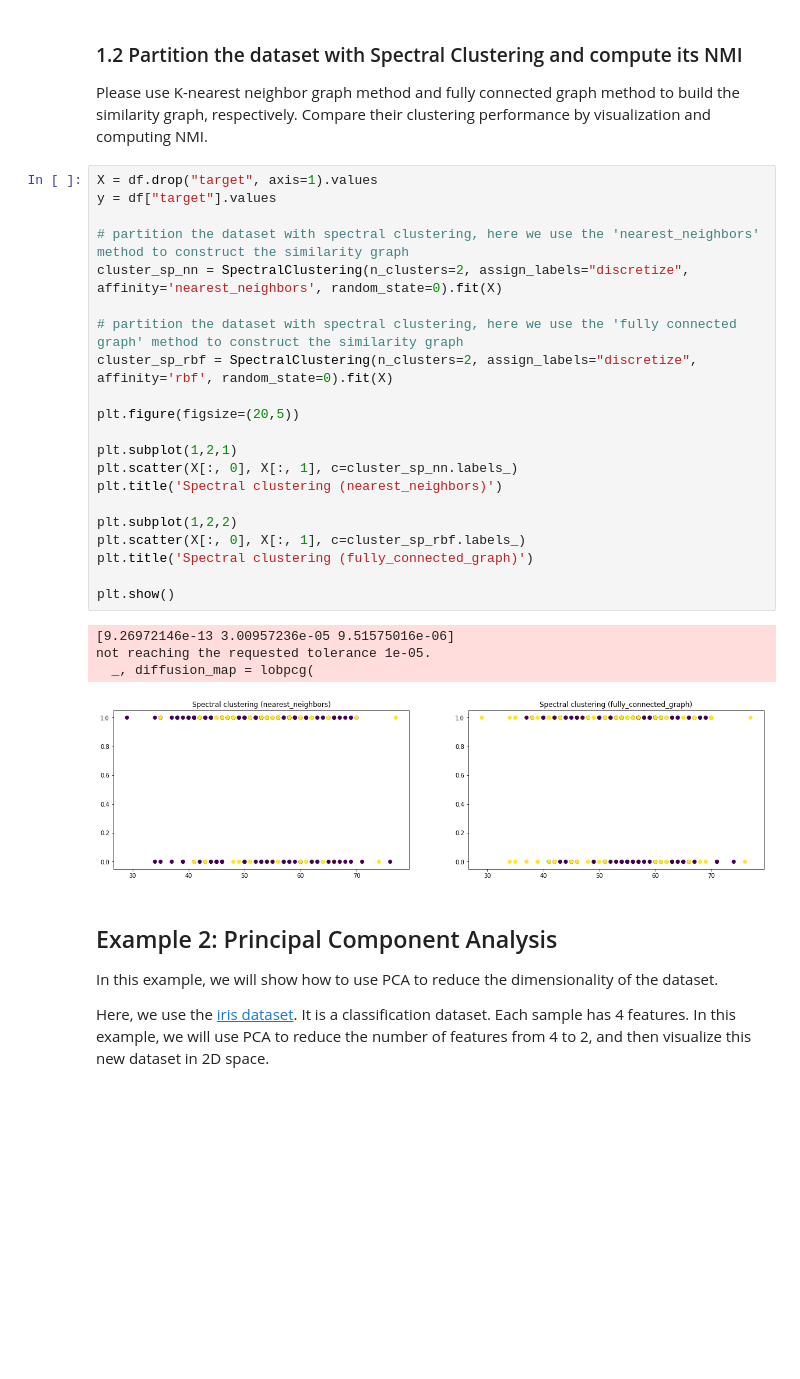
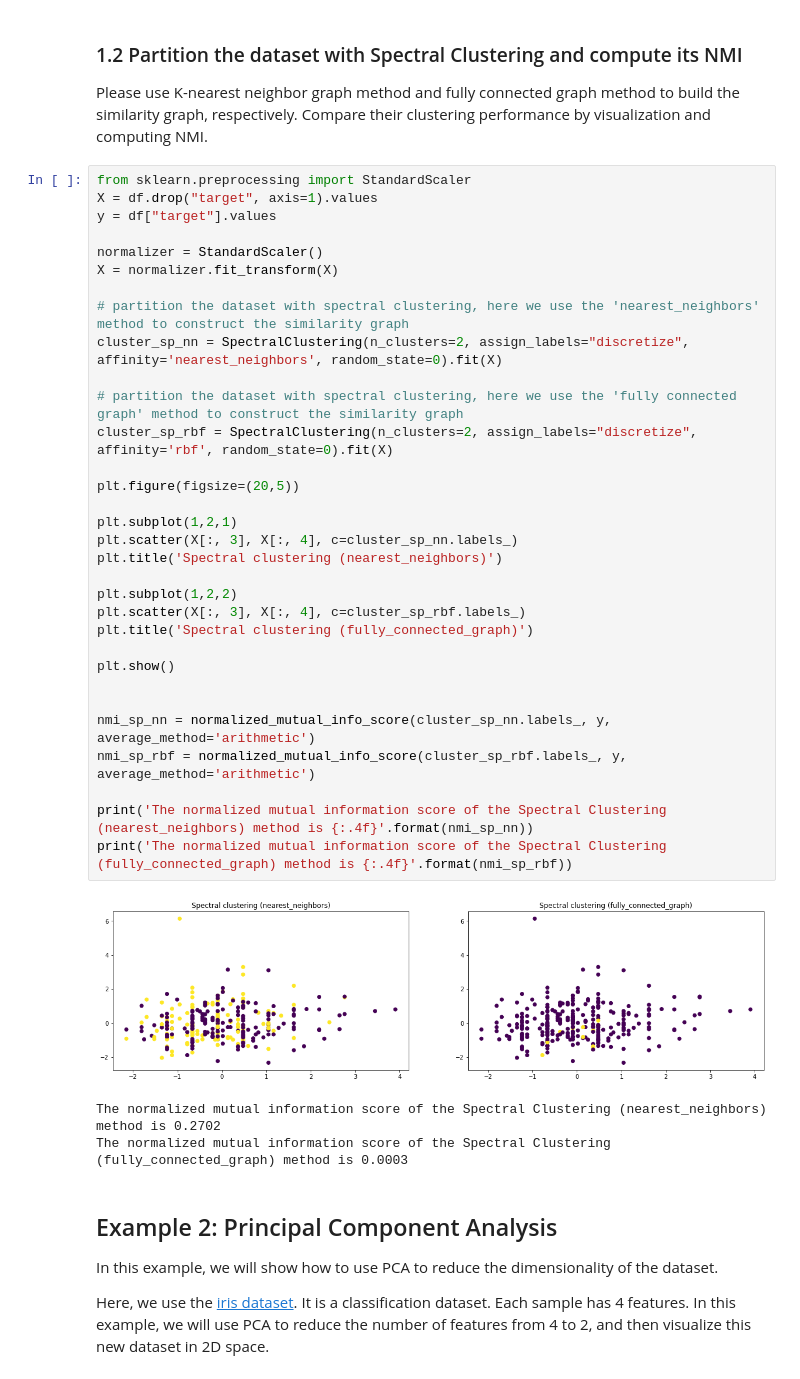
Before and after one commit to free-mana/CIS3715_DataScience_2022, a Jupyter notebook: Lab07/Lab07_DimensionalityReduction.ipynb, the cells around one changed output. Saved outputs shown, nothing was run; the diff lists cells and outputs as text; blank space fills up the shorter version.

```diff
--- a/Lab07/Lab07_DimensionalityReduction.ipynb
+++ b/Lab07/Lab07_DimensionalityReduction.ipynb
@@ -141,31 +141,41 @@ None
 ### 1.2 Partition the dataset with Spectral Clustering and compute its NMI
 Please use K-nearest neighbor graph method and fully connected graph method to build the similarity graph, respectively. Compare their clustering performance by visualization and computing NMI.
 # %%
+from sklearn.preprocessing import StandardScaler
 X = df.drop("target", axis=1).values
 y = df["target"].values
+
+normalizer = StandardScaler()
+X = normalizer.fit_transform(X)
 
 # partition the dataset with spectral clustering, here we use the 'nearest_neighbors' method to construct the similarity graph
 cluster_sp_nn = SpectralClustering(n_clusters=2, assign_labels="discretize", affinity='nearest_neighbors', random_state=0).fit(X)
 
 # partition the dataset with spectral clustering, here we use the 'fully connected graph' method to construct the similarity graph
 cluster_sp_rbf = SpectralClustering(n_clusters=2, assign_labels="discretize", affinity='rbf', random_state=0).fit(X)
 
 plt.figure(figsize=(20,5))
 
 plt.subplot(1,2,1)
-plt.scatter(X[:, 0], X[:, 1], c=cluster_sp_nn.labels_)
+plt.scatter(X[:, 3], X[:, 4], c=cluster_sp_nn.labels_)
 plt.title('Spectral clustering (nearest_neighbors)')
 
 plt.subplot(1,2,2)
-plt.scatter(X[:, 0], X[:, 1], c=cluster_sp_rbf.labels_)
+plt.scatter(X[:, 3], X[:, 4], c=cluster_sp_rbf.labels_)
 plt.title('Spectral clustering (fully_connected_graph)')
 
 plt.show()
+
+
+nmi_sp_nn = normalized_mutual_info_score(cluster_sp_nn.labels_, y, average_method='arithmetic')
+nmi_sp_rbf = normalized_mutual_info_score(cluster_sp_rbf.labels_, y, average_method='arithmetic')
+
+print('The normalized mutual information score of the Spectral Clustering (nearest_neighbors) method is {:.4f}'.format(nmi_sp_nn))
+print('The normalized mutual information score of the Spectral Clustering (fully_connected_graph) method is {:.4f}'.format(nmi_sp_rbf))
 # %% [output]
+[figure, new version]
-[9.26972146e-13 3.00957236e-05 9.51575016e-06]
-not reaching the requested tolerance 1e-05.
-  _, diffusion_map = lobpcg(
+The normalized mutual information score of the Spectral Clustering (nearest_neighbors) method is 0.2702
+The normalized mutual information score of the Spectral Clustering (fully_connected_graph) method is 0.0003
-[figure, old version]
 # %% [markdown]
 ## Example 2: Principal Component Analysis
 
```
Also changed, not shown: parts of 7 cells of this notebook.
